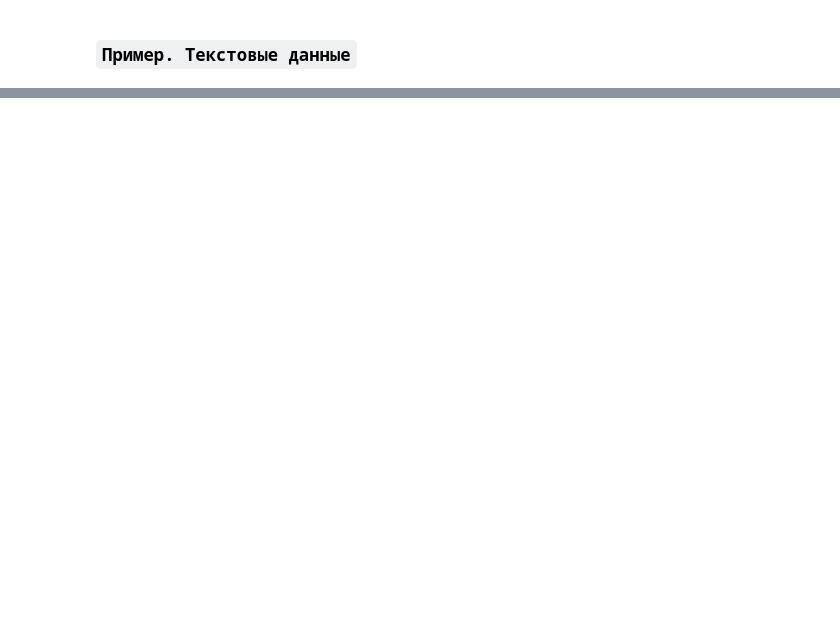
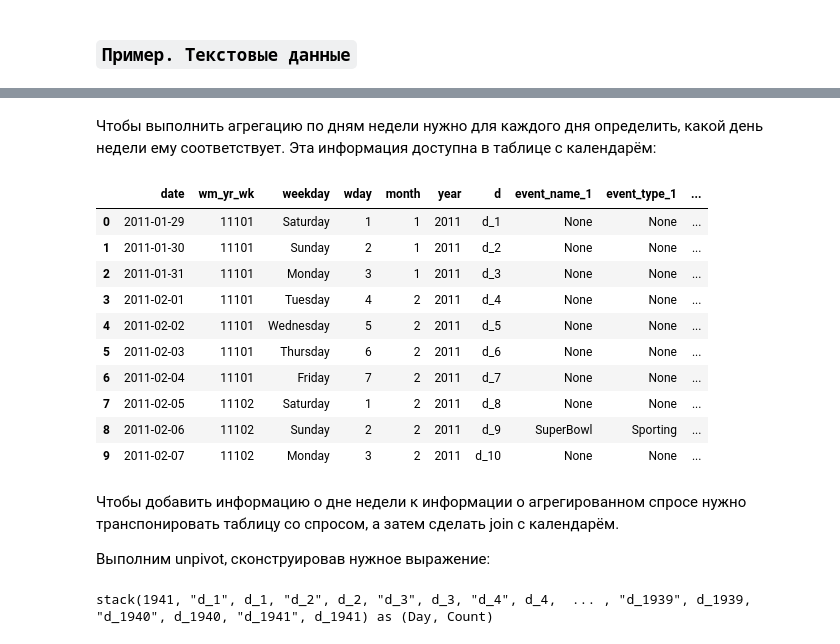
Before and after one commit to nakhodnov17/HSE_DPO_Spark, a Jupyter notebook: Seminars/Seminar 06/Spark ML.ipynb, the cells around one changed output, grey strips where cells are left out. Drawn from its saved outputs; the diff is of its cells as text; code cells hidden in the pictures; blank space fills up the shorter version.

```diff
--- a/Seminars/Seminar 06/Spark ML.ipynb
+++ b/Seminars/Seminar 06/Spark ML.ipynb
@@ -554,0 +605,40 @@ ROC AUC: 0.486, Accuracy: 0.849
+# %%
+file_calendar = f"{path}/calendar.csv"
+file_validation = f"{path}/sales_train_validation.csv"
+file_evaluation = f"{path}/sales_train_evaluation.csv"
+file_prices = f"{path}/sell_prices.csv"
+file_calendar = f"{path}/calendar.csv"
+
+file_type = "csv"
+infer_schema = "true"
+first_row_is_header = "true"
+delimiter = ","
+
+df_validation = (
+    spark.read.format(file_type)
+      .option("inferSchema", infer_schema)
+      .option("header", first_row_is_header)
+      .option("sep", delimiter)
+      .load(file_validation)
+)
+df_evaluation = (
+    spark.read.format(file_type)
+      .option("inferSchema", infer_schema)
+      .option("header", first_row_is_header)
+      .option("sep", delimiter)
+      .load(file_evaluation)
+)
+df_prices = (
+    spark.read.format(file_type)
+      .option("inferSchema", infer_schema)
+      .option("header", first_row_is_header)
+      .option("sep", delimiter)
+      .load(file_prices)
+)
+df_calendar = (
+    spark.read.format(file_type)
+      .option("inferSchema", infer_schema)
+      .option("header", first_row_is_header)
+      .option("sep", delimiter)
+      .load(file_calendar)
+)
@@ -554,0 +682,32 @@ ROC AUC: 0.486, Accuracy: 0.849
+# %% [markdown]
+Чтобы выполнить агрегацию по дням недели нужно для каждого дня определить, какой день недели ему соответствует. Эта информация доступна в таблице с календарём:
+# %%
+df_calendar.limit(10).toPandas()
+# %% [output]
+|  | date | wm_yr_wk | weekday | wday | month | year | d | event_name_1 | event_type_1 | ... |
+| 0 | 2011-01-29 | 11101 | Saturday | 1 | 1 | 2011 | d_1 | None | None | ... |
+| 1 | 2011-01-30 | 11101 | Sunday | 2 | 1 | 2011 | d_2 | None | None | ... |
+| 2 | 2011-01-31 | 11101 | Monday | 3 | 1 | 2011 | d_3 | None | None | ... |
+| 3 | 2011-02-01 | 11101 | Tuesday | 4 | 2 | 2011 | d_4 | None | None | ... |
+| 4 | 2011-02-02 | 11101 | Wednesday | 5 | 2 | 2011 | d_5 | None | None | ... |
+| 5 | 2011-02-03 | 11101 | Thursday | 6 | 2 | 2011 | d_6 | None | None | ... |
+| 6 | 2011-02-04 | 11101 | Friday | 7 | 2 | 2011 | d_7 | None | None | ... |
+| 7 | 2011-02-05 | 11102 | Saturday | 1 | 2 | 2011 | d_8 | None | None | ... |
+| 8 | 2011-02-06 | 11102 | Sunday | 2 | 2 | 2011 | d_9 | SuperBowl | Sporting | ... |
+| 9 | 2011-02-07 | 11102 | Monday | 3 | 2 | 2011 | d_10 | None | None | ... |
+# %% [markdown]
+Чтобы добавить информацию о дне недели к информации о агрегированном спросе нужно транспонировать таблицу со спросом, а затем сделать join с календарём.
+
+Выполним unpivot, сконструировав нужное выражение:
+# %%
+column_exprs = []
+for column in day_columns:
+    column_exprs += [f'"{column}"', f'{column}']
+
+unpivot_expr = 'stack({0}, {1}) as (Day, Count)'.format(
+    len(column_exprs) // 2,
+    ', '.join(column_exprs)
+)
+print(unpivot_expr[:60], '...', unpivot_expr[-71:])
+# %% [output]
+stack(1941, "d_1", d_1, "d_2", d_2, "d_3", d_3, "d_4", d_4,  ... , "d_1939", d_1939, "d_1940", d_1940, "d_1941", d_1941) as (Day, Count)
```
Also changed, not shown: parts of 45 cells of this notebook, 2 other files.
